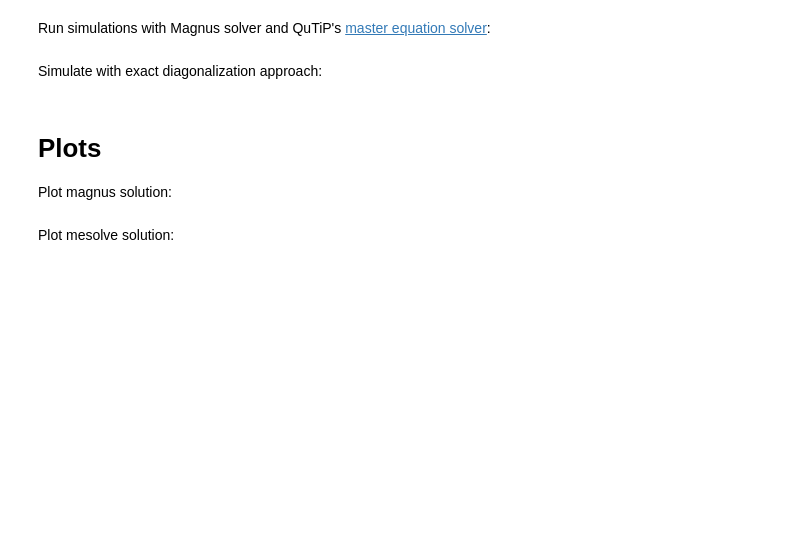
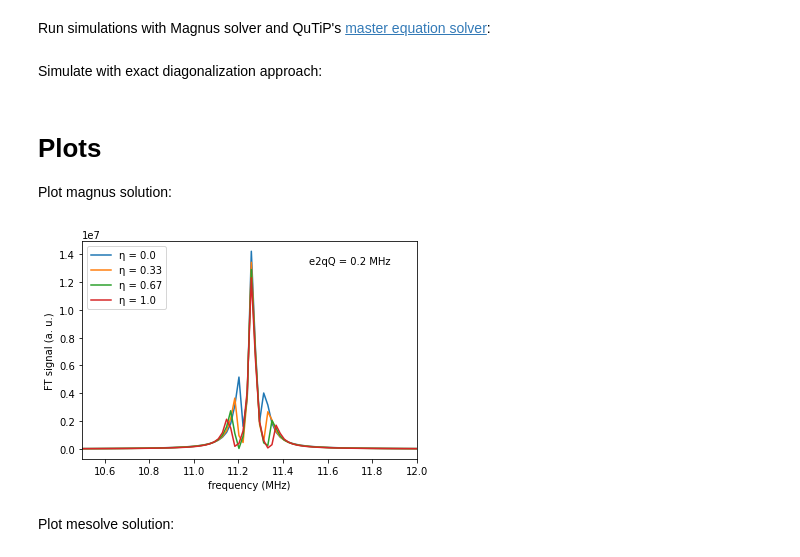
Before and after one commit to vemiBGH/PULSEE, a Jupyter notebook: demos/sim_vesna_nb.ipynb, the cells around one changed output. Saved outputs shown, nothing was run; the diff lists cells and outputs as text; code cells hidden in the pictures; blank space fills up the shorter version.

Commit message:
fix: frequency discrepancy in ed_solve

```diff
--- a/demos/sim_vesna_nb.ipynb
+++ b/demos/sim_vesna_nb.ipynb
@@ -11,7 +11,7 @@ import matplotlib.pyplot as plt
 # Parameters
 # %%
 qn = 3/2
-gr = 1
+gr = 11.26
 b0 = 1
 e2qQ = 0.2
 
@@ -57,7 +57,7 @@ def simulate(solver):
 							picture='IP', n_points=50)
 
 		t, FID = FID_signal(spin, h_unperturbed, dm_evolved, acquisition_time=50, \
-				T2=10, reference_frequency=0, n_points=100)
+				T2=10, reference_frequency=0, n_points=500)
 
 
 		f, ft = fourier_transform_signal(FID, t, padding=10)
@@ -93,7 +93,7 @@ for eta in etas:
 
 
 
-	t = np.linspace(0, 50, 100) # 50 second acquisition time, 1000 data points
+	t = np.linspace(0, 50, 6000) # 50 second acquisition time, 1000 data points
 
 	ix, iy, iz = qt.spin_J_set(qn)
 	rot_dm = apply_rot_pulse(dm_initial, 1 / (4 * gr * b1), ix) # rotate about x axis
@@ -109,13 +109,16 @@ Plot magnus solution:
 # %%
 fig, ax = plt.subplots()
 for eta, f, ft in fts_magnus:
 	plt.plot(f, np.absolute(ft)**2, label="\N{GREEK SMALL LETTER ETA} = " + str(np.round(eta, 2)))
 
 plt.figtext(.65, .8, 'e2qQ = ' + str(np.round(e2qQ, 3)) + ' MHz')
 plt.legend(loc='upper left')
 plt.xlabel("frequency (MHz)")
 plt.ylabel("FT signal (a. u.)")
+plt.xlim(10.5, 12)
 plt.show()
+# %% [output]
+[figure, added]
 # %% [markdown]
 Plot mesolve solution:
 # %%
```
Also changed, not shown: parts of 2 cells of this notebook, 3 other files.
